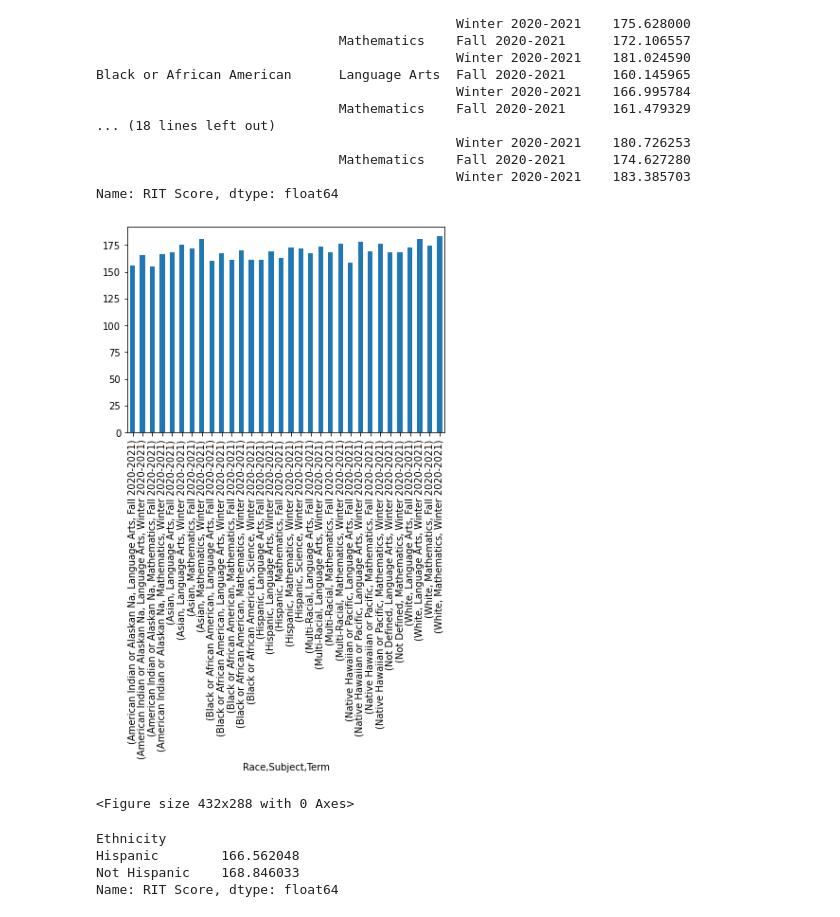
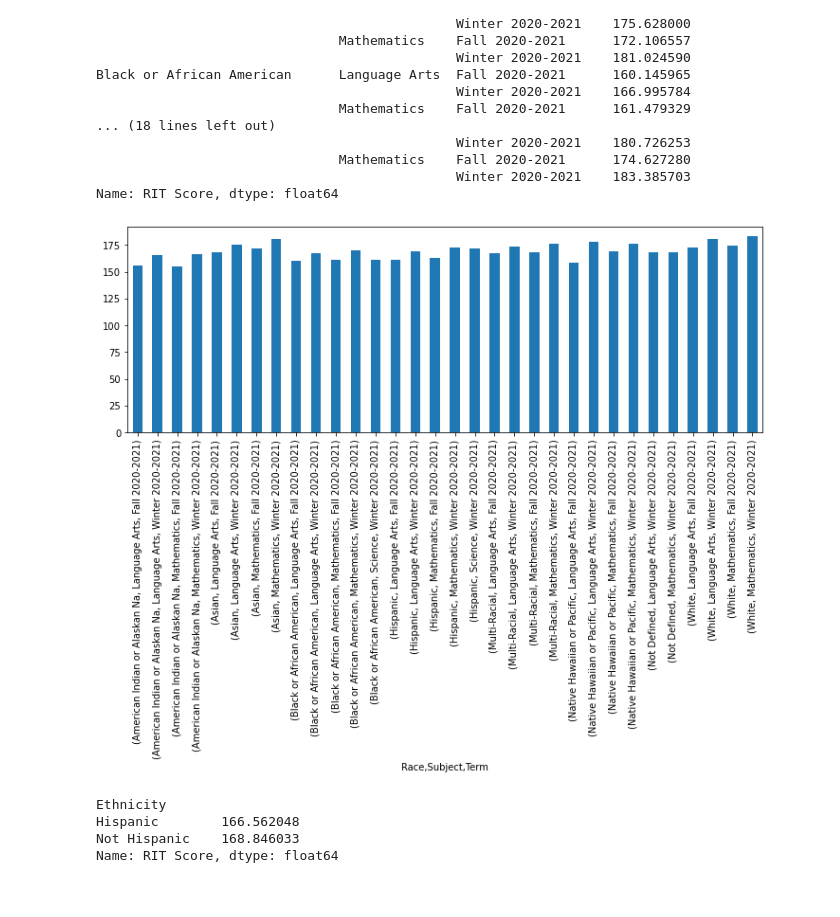
Before and after one commit to jwatts32/Student_MAP_Performance, a Jupyter notebook: Student_MAP_Analysis.ipynb, the cells around one changed output. Saved outputs shown, nothing was run; the diff lists cells and outputs as text; code cells hidden in the pictures.

```diff
--- a/Student_MAP_Analysis.ipynb
+++ b/Student_MAP_Analysis.ipynb
@@ -413,12 +447,11 @@ Black or African American      Language Arts  Fall 2020-2021      160.145965
                                               Winter 2020-2021    183.385703
 Name: RIT Score, dtype: float64
 # %%
+plt.figure(figsize=(12,4))
 group_by_race_subject_term.plot(kind='bar')
-plt.figure(figsize=(6,4))
 plt.show(block=True)
 # %% [output]
-[figure, old version]
+[figure, new version]
-<Figure size 432x288 with 0 Axes>
 # %%
 group_by_eth = new_data.groupby(['Ethnicity'])['RIT Score'].mean()
 group_by_eth
```
Also changed, not shown: parts of 3 cells of this notebook.
